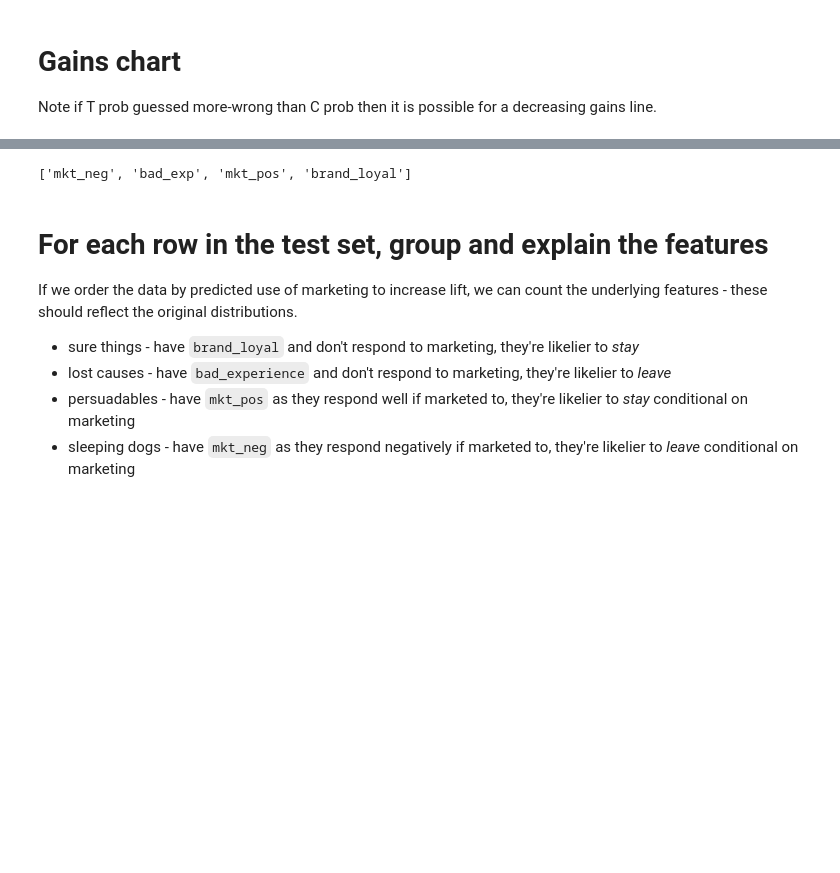
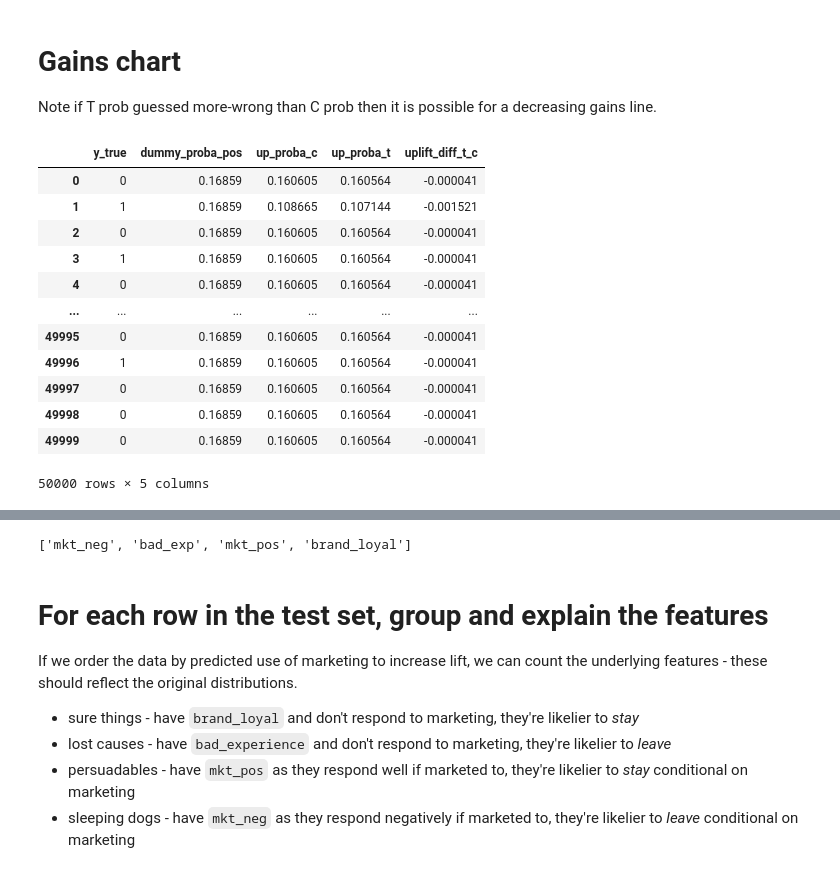
Before and after one commit to ianozsvald/uplift_experiment, a Jupyter notebook: make_uplift_data.ipynb, the cells around one changed output, grey strips where cells are left out. Saved outputs shown, nothing was run; the diff lists cells and outputs as text; code cells hidden in the pictures; blank space fills up the shorter version.

```diff
--- a/make_uplift_data.ipynb
+++ b/make_uplift_data.ipynb
@@ -364,6 +364,22 @@ result["uplift_diff_t_c"] = result["up_proba_t"] - result["up_proba_c"]
 
 for key in keys:
     assert key in result.columns
+# %%
+result
+# %% [output]
+|  | y_true | dummy_proba_pos | up_proba_c | up_proba_t | uplift_diff_t_c |
+| 0 | 0 | 0.16859 | 0.160605 | 0.160564 | -0.000041 |
+| 1 | 1 | 0.16859 | 0.108665 | 0.107144 | -0.001521 |
+| 2 | 0 | 0.16859 | 0.160605 | 0.160564 | -0.000041 |
+| 3 | 1 | 0.16859 | 0.160605 | 0.160564 | -0.000041 |
+| 4 | 0 | 0.16859 | 0.160605 | 0.160564 | -0.000041 |
+| ... | ... | ... | ... | ... | ... |
+| 49995 | 0 | 0.16859 | 0.160605 | 0.160564 | -0.000041 |
+| 49996 | 1 | 0.16859 | 0.160605 | 0.160564 | -0.000041 |
+| 49997 | 0 | 0.16859 | 0.160605 | 0.160564 | -0.000041 |
+| 49998 | 0 | 0.16859 | 0.160605 | 0.160564 | -0.000041 |
+| 49999 | 0 | 0.16859 | 0.160605 | 0.160564 | -0.000041 |
+50000 rows × 5 columns
 # %%
 fig, ax = plt.subplots(figsize=(8, 8), constrained_layout=True)
 fig.suptitle("Gains curve - Positive divergence\nmeans better ordering")
```
Also changed, not shown: parts of 18 cells of this notebook, 4 other files.
